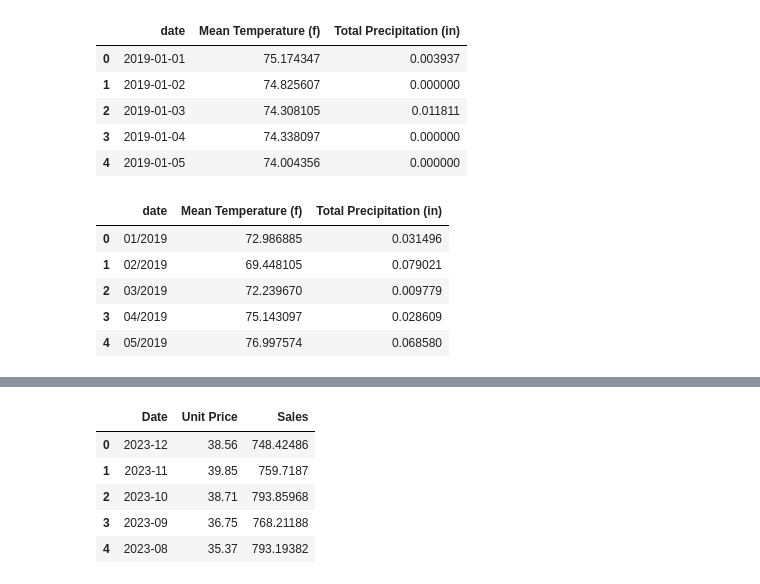
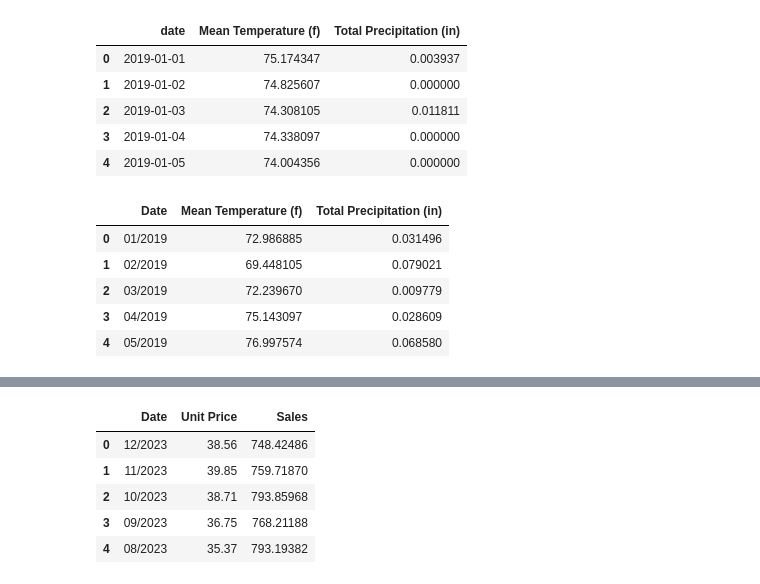
Before and after one commit to Deadbones267/Group-Project-1, a Jupyter notebook: weather_trends_energy_analysis.ipynb, the cells around one changed output, grey strips where cells are left out. Drawn from its saved outputs; the diff is of its cells as text; code cells hidden in the pictures.

```diff
--- a/weather_trends_energy_analysis.ipynb
+++ b/weather_trends_energy_analysis.ipynb
@@ -96,10 +97,11 @@ honolulu_monthly_df = honolulu_daily_df.resample('M').mean()
 
 honolulu_monthly_df.reset_index(inplace=True)
 honolulu_monthly_df['date'] = honolulu_monthly_df['date'].dt.strftime('%m/%Y')
+honolulu_monthly_df.rename(columns={'date': 'Date'}, inplace=True)
 
 honolulu_monthly_df.head()
 # %% [output]
-|  | date | Mean Temperature (f) | Total Precipitation (in) |
+|  | Date | Mean Temperature (f) | Total Precipitation (in) |
 | 0 | 01/2019 | 72.986885 | 0.031496 |
 | 1 | 02/2019 | 69.448105 | 0.079021 |
 | 2 | 03/2019 | 72.239670 | 0.009779 |
@@ -135,19 +137,27 @@ hawaii_energy_df.head()
 # %%
 # Honolulu Energy: Clean Data
 hawaii_energy_df.drop(columns=['stateid', 'sectorid', 'stateDescription', 'sectorName', 'price-units', 'sales-units'], inplace=True)
 hawaii_energy_df.head()
 
 hawaii_energy_df.rename(columns={
     'period': 'Date',
     'price': 'Unit Price',
     'sales': 'Sales'
 }, inplace=True)
 
+# Convert 'Unit Price' and 'Sales' to numeric (float)
+hawaii_energy_df['Unit Price'] = pd.to_numeric(hawaii_energy_df['Unit Price'], errors='coerce')
+hawaii_energy_df['Sales'] = pd.to_numeric(hawaii_energy_df['Sales'], errors='coerce')
+
+hawaii_energy_df['Date'] = pd.to_datetime(hawaii_energy_df['Date'])
+hawaii_energy_df['Date'] = hawaii_energy_df['Date'].dt.tz_localize(None)
+hawaii_energy_df['Date'] = hawaii_energy_df['Date'].dt.strftime('%m/%Y')
+
 hawaii_energy_df.head()
 # %% [output]
 |  | Date | Unit Price | Sales |
-| 0 | 2023-12 | 38.56 | 748.42486 |
-| 1 | 2023-11 | 39.85 | 759.7187 |
-| 2 | 2023-10 | 38.71 | 793.85968 |
-| 3 | 2023-09 | 36.75 | 768.21188 |
-| 4 | 2023-08 | 35.37 | 793.19382 |
+| 0 | 12/2023 | 38.56 | 748.42486 |
+| 1 | 11/2023 | 39.85 | 759.71870 |
+| 2 | 10/2023 | 38.71 | 793.85968 |
+| 3 | 09/2023 | 36.75 | 768.21188 |
+| 4 | 08/2023 | 35.37 | 793.19382 |
```
Also changed, not shown: parts of 4 cells of this notebook.
